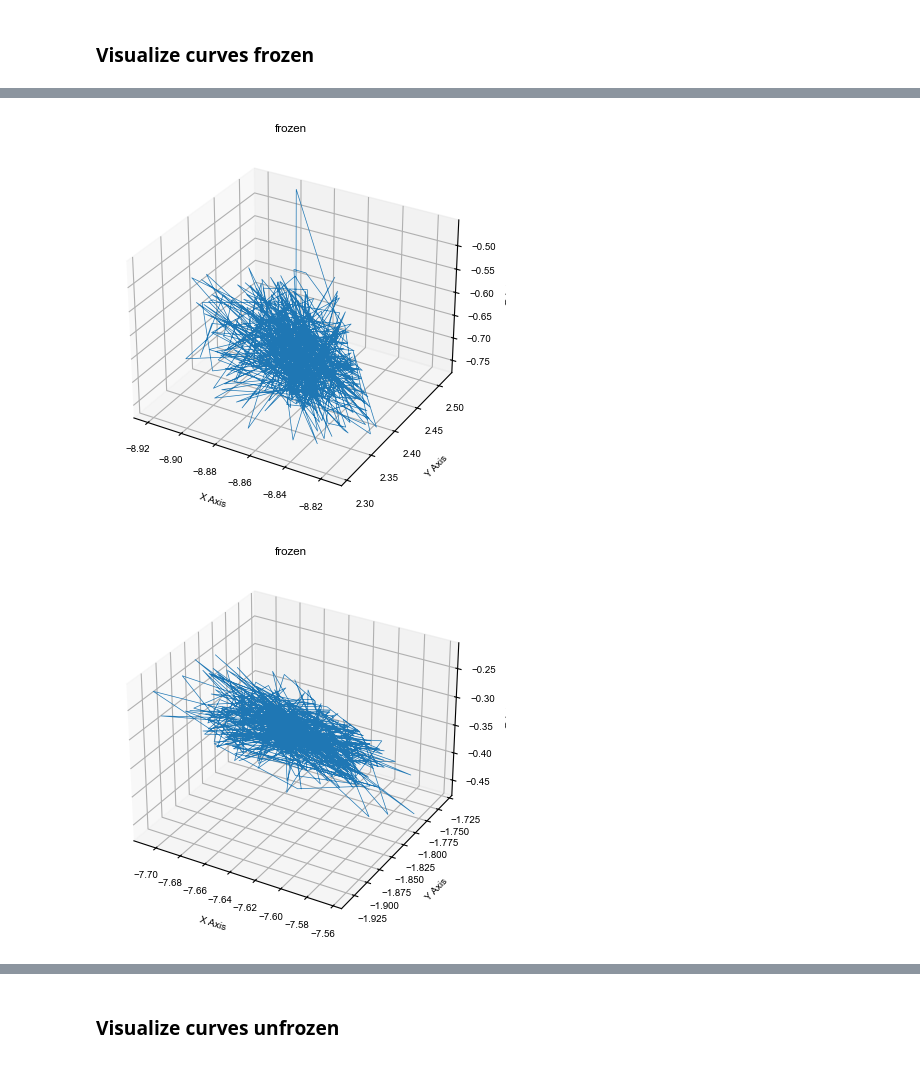
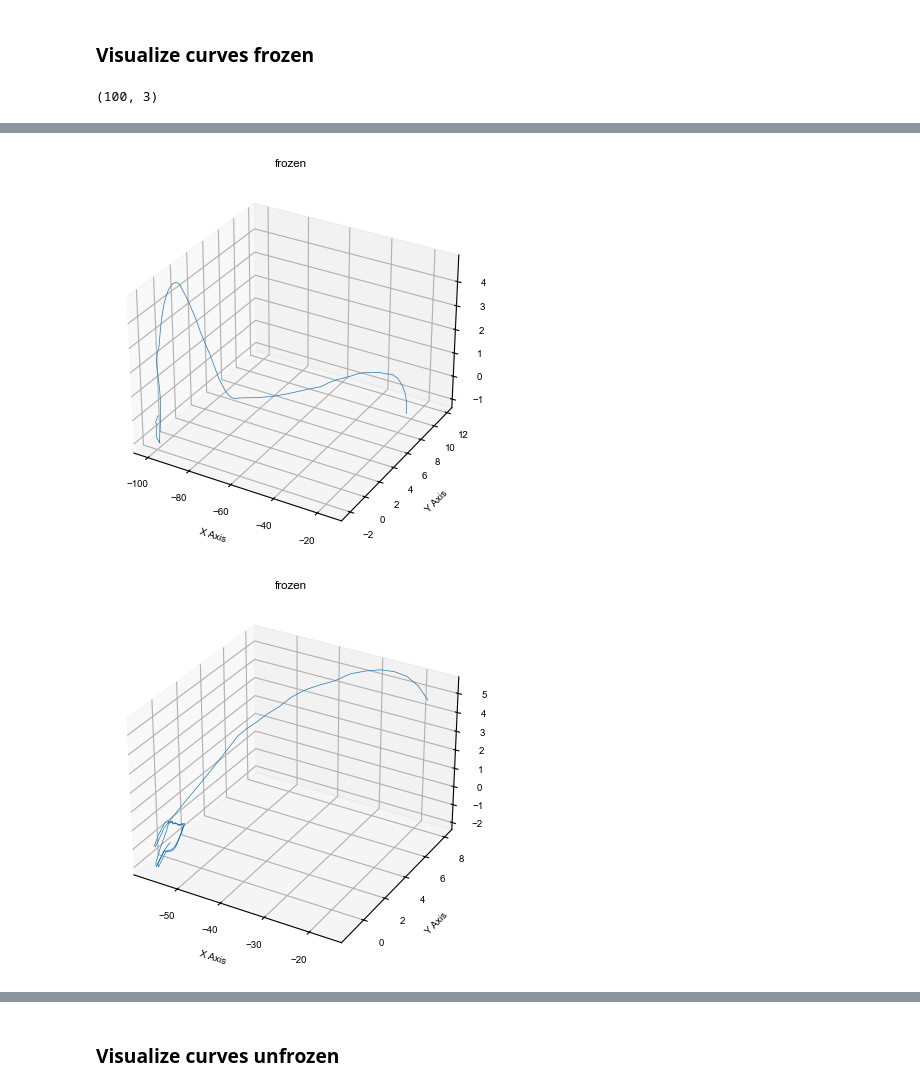
Before and after one commit to qglht/RepAL, a Jupyter notebook: notebooks/analysis_rnn.ipynb, the cells around one changed output, grey strips where cells are left out. Drawn from its saved outputs; the diff is of its cells as text; code cells hidden in the pictures.

```diff
--- a/notebooks/analysis_rnn.ipynb
+++ b/notebooks/analysis_rnn.ipynb
@@ -87,6 +87,10 @@ plt.show()
 # %% [markdown]
 ### Visualize curves frozen
+# %%
+curves_frozen[0][:,0,:].shape
+# %% [output]
+(100, 3)
 # %%
 # for each curve in frozen, visualize the curve
-visualize([curve[0] for curve in curves_frozen], f"frozen")
+visualize([curve[:,0,:] for curve in curves_frozen], f"frozen")
 # %% [output]
@@ -95,2 +99,2 @@ visualize([curve[0] for curve in curves_frozen], f"frozen")
-[figure, old version]
+[figure, new version]
-[figure, old version]
+[figure, new version]
```
Also changed, not shown: parts of 8 cells of this notebook, 21 other files.
